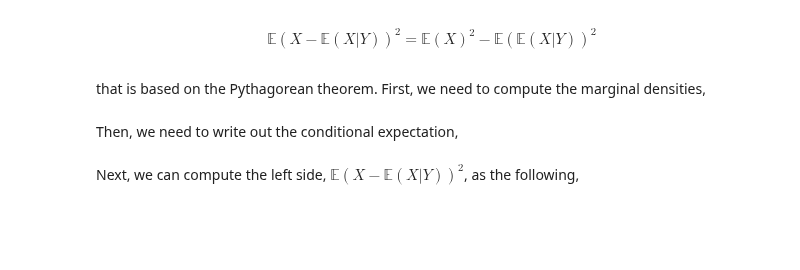
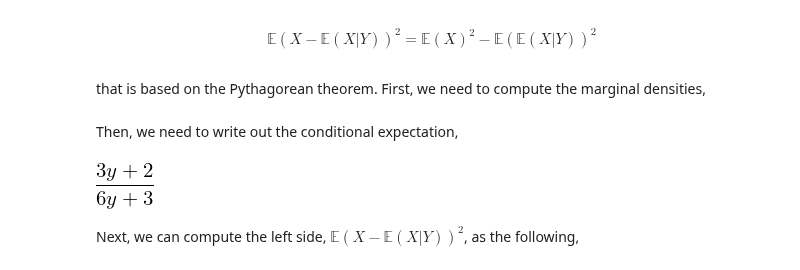
Before and after one commit to hvribeiro/MCSC1, a Jupyter notebook: aulas/02.1 - Introduction to probability.ipynb, the cells around one changed output. Cells and saved outputs as stored; diff of their text form; code cells hidden in the pictures; blank space fills up the shorter version.

```diff
--- a/aulas/02.1 - Introduction to probability.ipynb
+++ b/aulas/02.1 - Introduction to probability.ipynb
@@ -1943,6 +1946,9 @@ fx = integrate(fxy,(y,0,1)) # marginal density
  Then, we need to write out the conditional expectation,
 # %%
 EXY = (3*y+2)/(6*y+3) # conditional expectation
+EXY
+# %% [output]
+[figure, added]
 # %% [markdown]
  Next, we can compute the left side, $\mathbb{E}(X-\mathbb{E}(X|Y))^2$,
 as the following,
```
Also changed, not shown: parts of 187 cells of this notebook.
